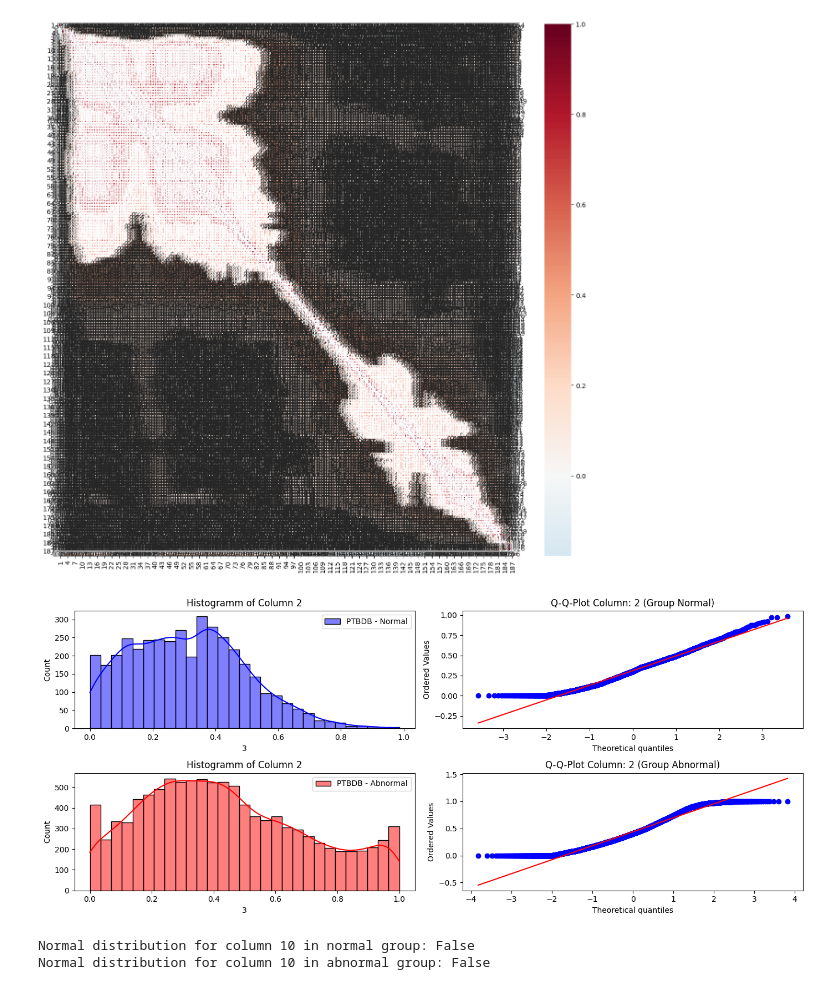
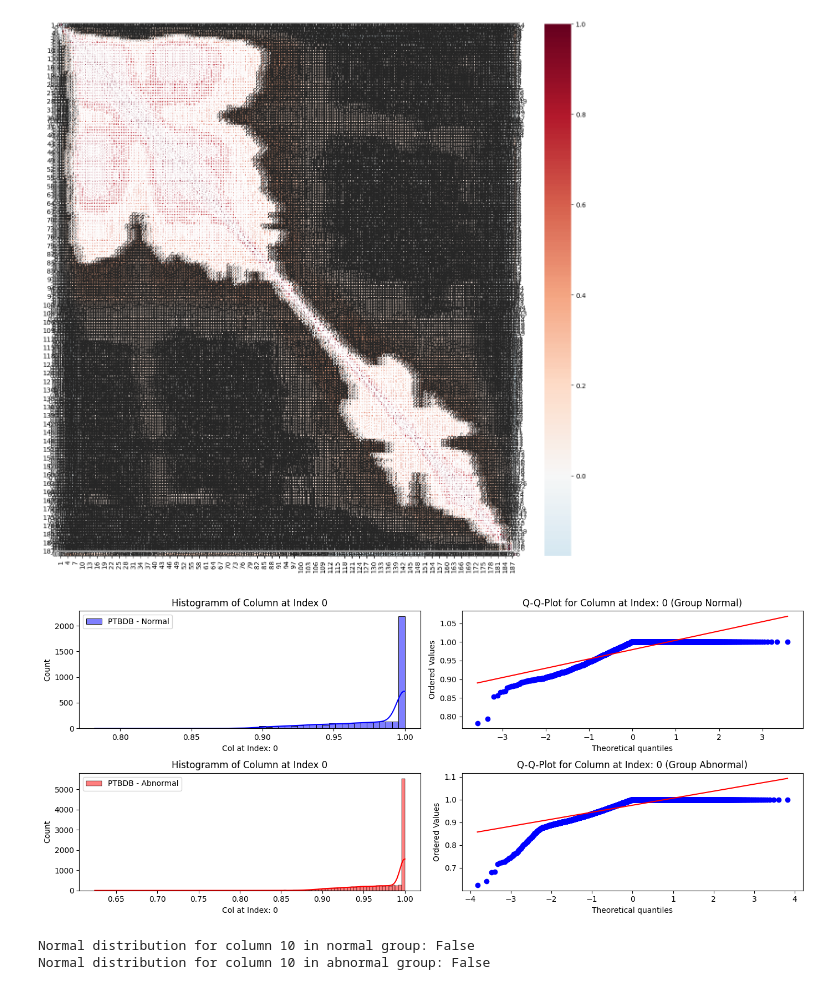
Before and after one commit to tubetraveller/heartbeat_dst, a Jupyter notebook: ptbdb_exploration_notebook.ipynb, the cells around one changed output. Saved outputs shown, nothing was run; the diff lists cells and outputs as text; code cells hidden in the pictures.

```diff
--- a/ptbdb_exploration_notebook.ipynb
+++ b/ptbdb_exploration_notebook.ipynb
@@ -174,38 +174,40 @@ sns.heatmap(ptbdb_comb_df.corr(),  annot=True, cmap="RdBu_r", center =0);
 # %%
 # Normal-Distribution of the explainatory variables? - Visual
 
 # Choose Column to Check:
-column = 2
+column = 0
 
 X = ptbdb_comb_df.iloc[:, :-1]
 y = ptbdb_comb_df.iloc[:, -1]
 normal = X[y == 0]
 abnormal = X[y == 1]
 
 plt.figure(figsize=(14, 6))
 
 plt.subplot(2, 2, 1)
 sns.histplot(normal.iloc[:, column], kde=True, color='blue', label='PTBDB - Normal')
+plt.xlabel(f"Col at Index: {column}")
 plt.legend()
-plt.title(f'Histogramm of Column {column}')
+plt.title(f'Histogramm of Column at Index {column}')
 
 plt.subplot(2, 2, 2)
 stats.probplot(normal.iloc[:, column], dist="norm", plot=plt)
-plt.title(f'Q-Q-Plot Column: {column} (Group Normal)')
+plt.title(f'Q-Q-Plot for Column at Index: {column} (Group Normal)')
 
 plt.subplot(2, 2, 3)
 sns.histplot(abnormal.iloc[:, column], kde=True, color='red', label='PTBDB - Abnormal')
+plt.xlabel(f"Col at Index: {column}")
 plt.legend()
-plt.title(f'Histogramm of Column {column}')
+plt.title(f'Histogramm of Column at Index {column}')
 
 plt.subplot(2, 2, 4)
 stats.probplot(abnormal.iloc[:, column], dist="norm", plot=plt)
-plt.title(f'Q-Q-Plot Column: {column} (Group Abnormal)')
+plt.title(f'Q-Q-Plot for Column at Index: {column} (Group Abnormal)')
 
 plt.tight_layout()
 plt.show()
 # %% [output]
-[figure, old version]
+[figure, new version]
 # %%
 # Check for normal Distribution with Shapiro-Wilk-Test:
 
```
Also changed, not shown: parts of 2 cells of this notebook.
